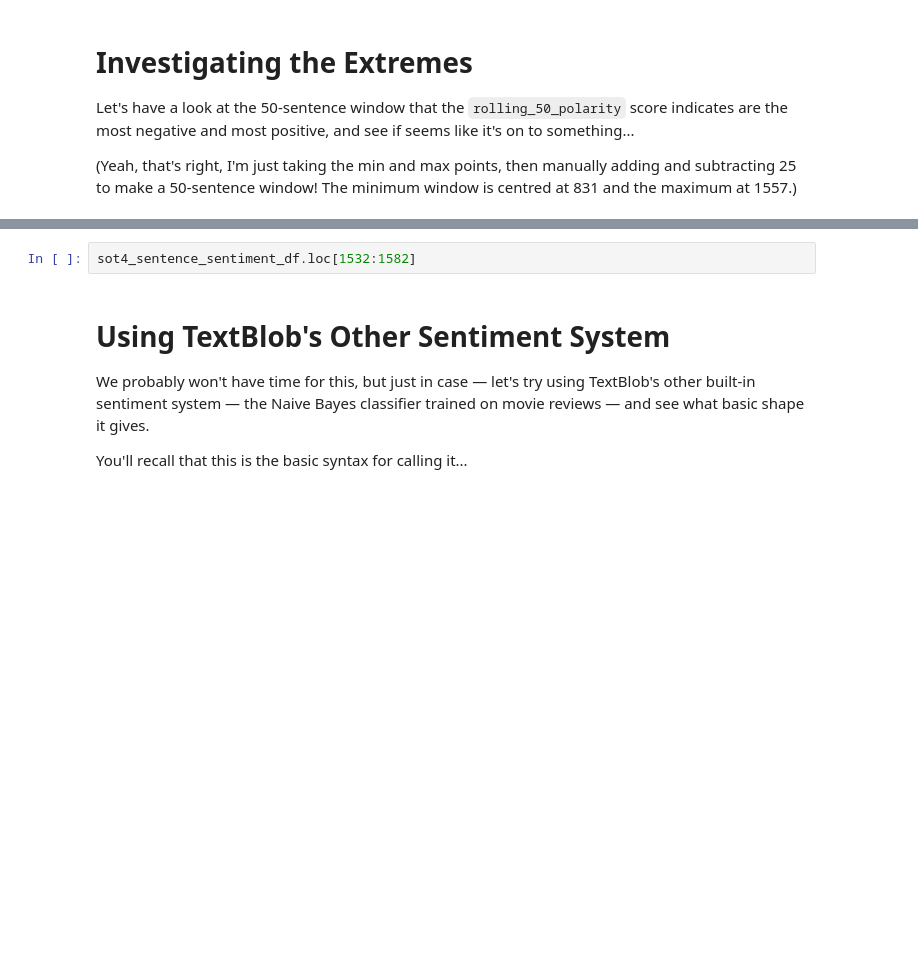
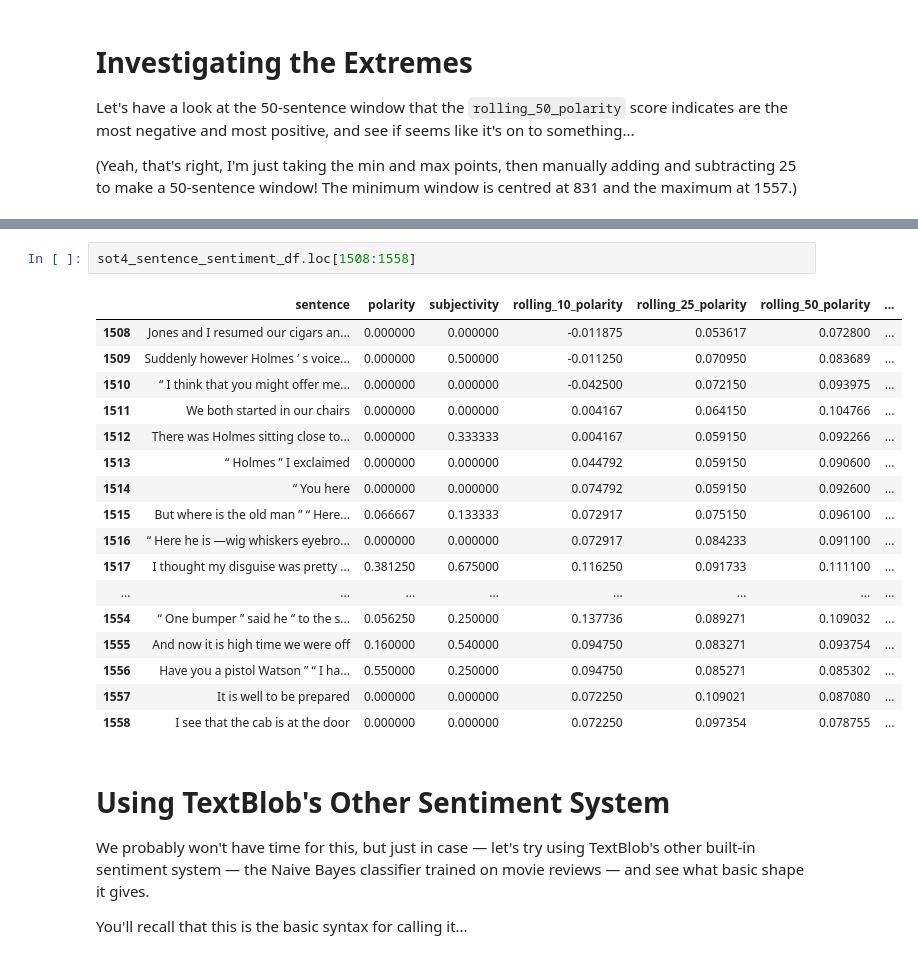
Before and after one commit to karl-manis/eng2860-fall-2023, a Jupyter notebook: week11/lecture/W11_lecture.ipynb, the cells around one changed output, grey strips where cells are left out. Saved outputs shown, nothing was run; the diff lists cells and outputs as text; blank space fills up the shorter version.

```diff
--- a/week11/lecture/W11_lecture.ipynb
+++ b/week11/lecture/W11_lecture.ipynb
@@ -118,5 +269,23 @@ sot4_sentence_sentiment_df[806:856]
 # %%
-sot4_sentence_sentiment_df.loc[1532:1582]
+sot4_sentence_sentiment_df.loc[1508:1558]
+# %% [output]
+|  | sentence | polarity | subjectivity | rolling_10_polarity | rolling_25_polarity | rolling_50_polarity | ... |
+| 1508 | Jones and I resumed our cigars an... | 0.000000 | 0.000000 | -0.011875 | 0.053617 | 0.072800 | ... |
+| 1509 | Suddenly however Holmes ’ s voice... | 0.000000 | 0.500000 | -0.011250 | 0.070950 | 0.083689 | ... |
+| 1510 | “ I think that you might offer me... | 0.000000 | 0.000000 | -0.042500 | 0.072150 | 0.093975 | ... |
+| 1511 | We both started in our chairs | 0.000000 | 0.000000 | 0.004167 | 0.064150 | 0.104766 | ... |
+| 1512 | There was Holmes sitting close to... | 0.000000 | 0.333333 | 0.004167 | 0.059150 | 0.092266 | ... |
+| 1513 | “ Holmes ” I exclaimed | 0.000000 | 0.000000 | 0.044792 | 0.059150 | 0.090600 | ... |
+| 1514 | “ You here | 0.000000 | 0.000000 | 0.074792 | 0.059150 | 0.092600 | ... |
+| 1515 | But where is the old man ” “ Here... | 0.066667 | 0.133333 | 0.072917 | 0.075150 | 0.096100 | ... |
+| 1516 | “ Here he is —wig whiskers eyebro... | 0.000000 | 0.000000 | 0.072917 | 0.084233 | 0.091100 | ... |
+| 1517 | I thought my disguise was pretty ... | 0.381250 | 0.675000 | 0.116250 | 0.091733 | 0.111100 | ... |
+| ... | ... | ... | ... | ... | ... | ... | ... |
+| 1554 | “ One bumper ” said he “ to the s... | 0.056250 | 0.250000 | 0.137736 | 0.089271 | 0.109032 | ... |
+| 1555 | And now it is high time we were off | 0.160000 | 0.540000 | 0.094750 | 0.083271 | 0.093754 | ... |
+| 1556 | Have you a pistol Watson ” “ I ha... | 0.550000 | 0.250000 | 0.094750 | 0.085271 | 0.085302 | ... |
+| 1557 | It is well to be prepared | 0.000000 | 0.000000 | 0.072250 | 0.109021 | 0.087080 | ... |
+| 1558 | I see that the cab is at the door | 0.000000 | 0.000000 | 0.072250 | 0.097354 | 0.078755 | ... |
 # %% [markdown]
 # Using TextBlob's Other Sentiment System
 
```
Also changed, not shown: parts of 35 cells of this notebook.
